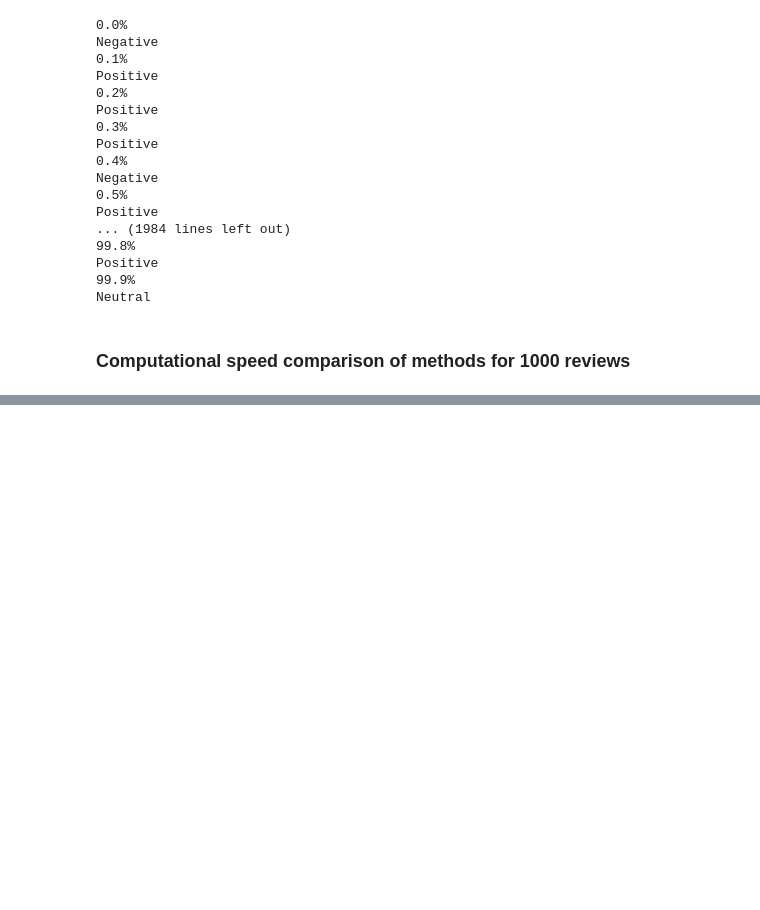
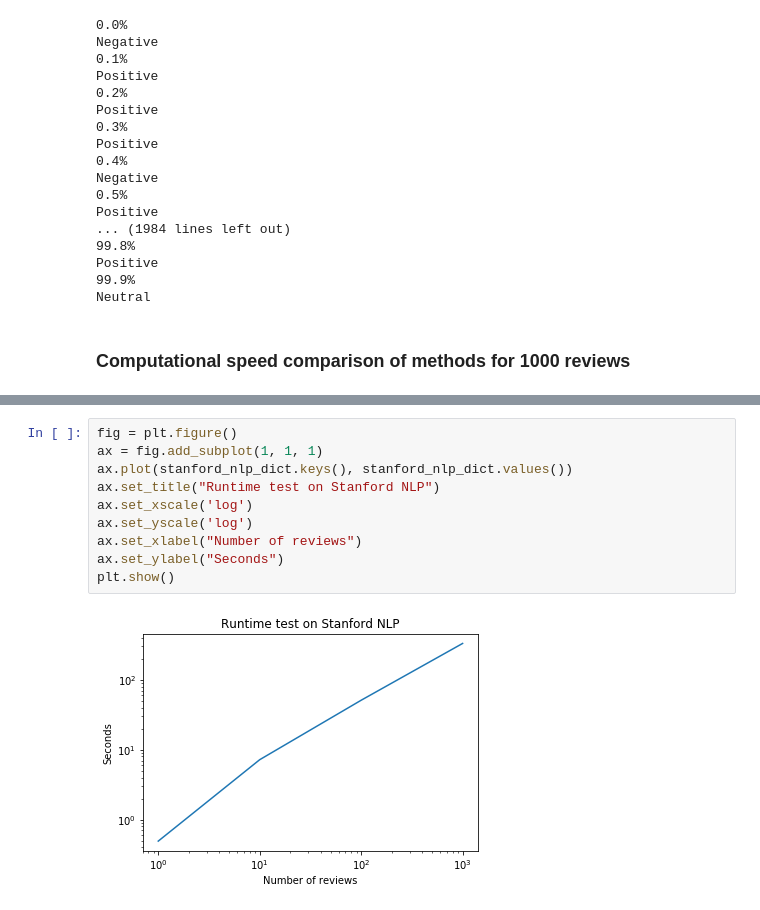
Before and after one commit to timjaya/neoway-brand-sentiment, a Jupyter notebook: analysis/Computational Speed Analysis.ipynb, the cells around one changed output, grey strips where cells are left out. Cells and saved outputs as stored; diff of their text form; blank space fills up the shorter version.

```diff
--- a/analysis/Computational Speed Analysis.ipynb
+++ b/analysis/Computational Speed Analysis.ipynb
@@ -162,0 +239,12 @@ plt.show()
+# %%
+fig = plt.figure()
+ax = fig.add_subplot(1, 1, 1)
+ax.plot(stanford_nlp_dict.keys(), stanford_nlp_dict.values())
+ax.set_title("Runtime test on Stanford NLP")
+ax.set_xscale('log')
+ax.set_yscale('log')
+ax.set_xlabel("Number of reviews")
+ax.set_ylabel("Seconds")
+plt.show()
+# %% [output]
+[figure, added]
```
Also changed, not shown: parts of 7 cells of this notebook.
